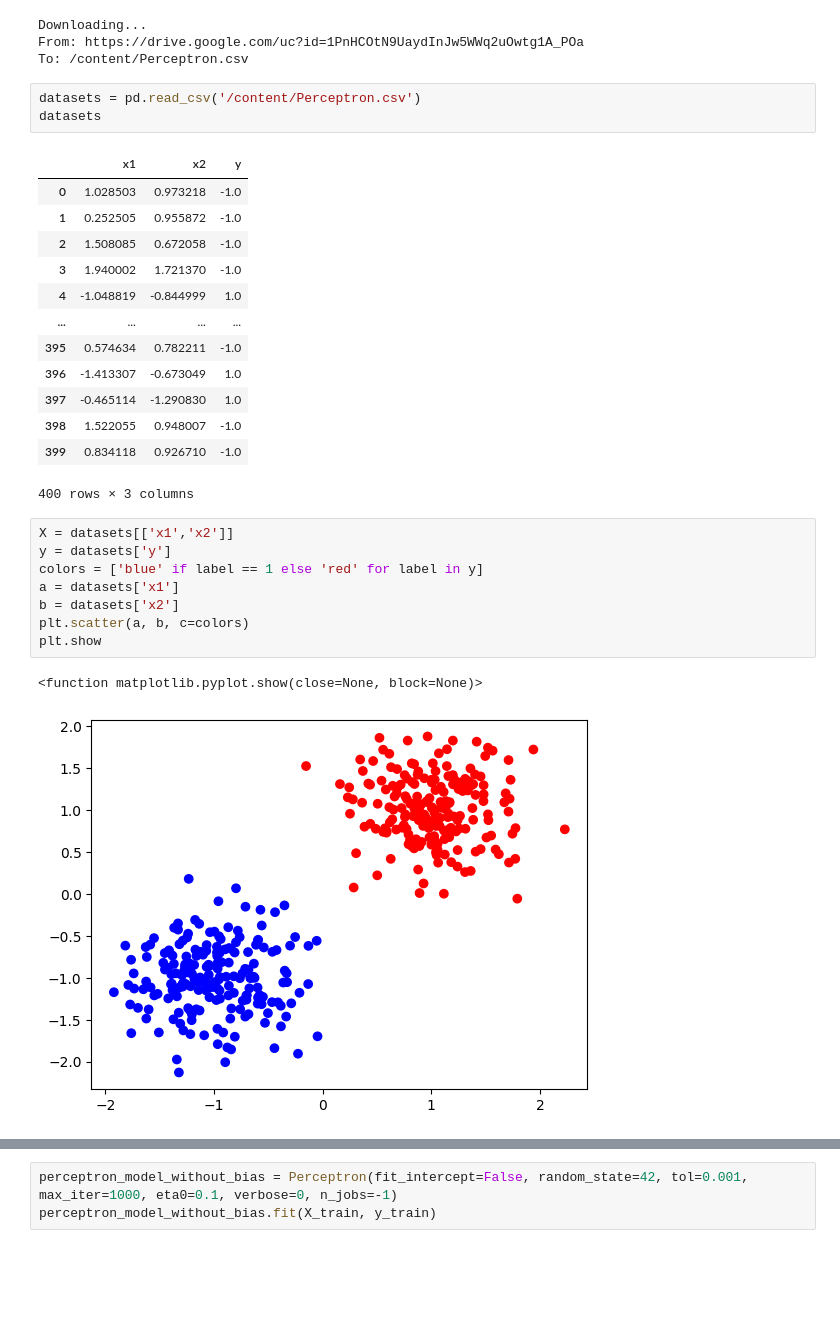
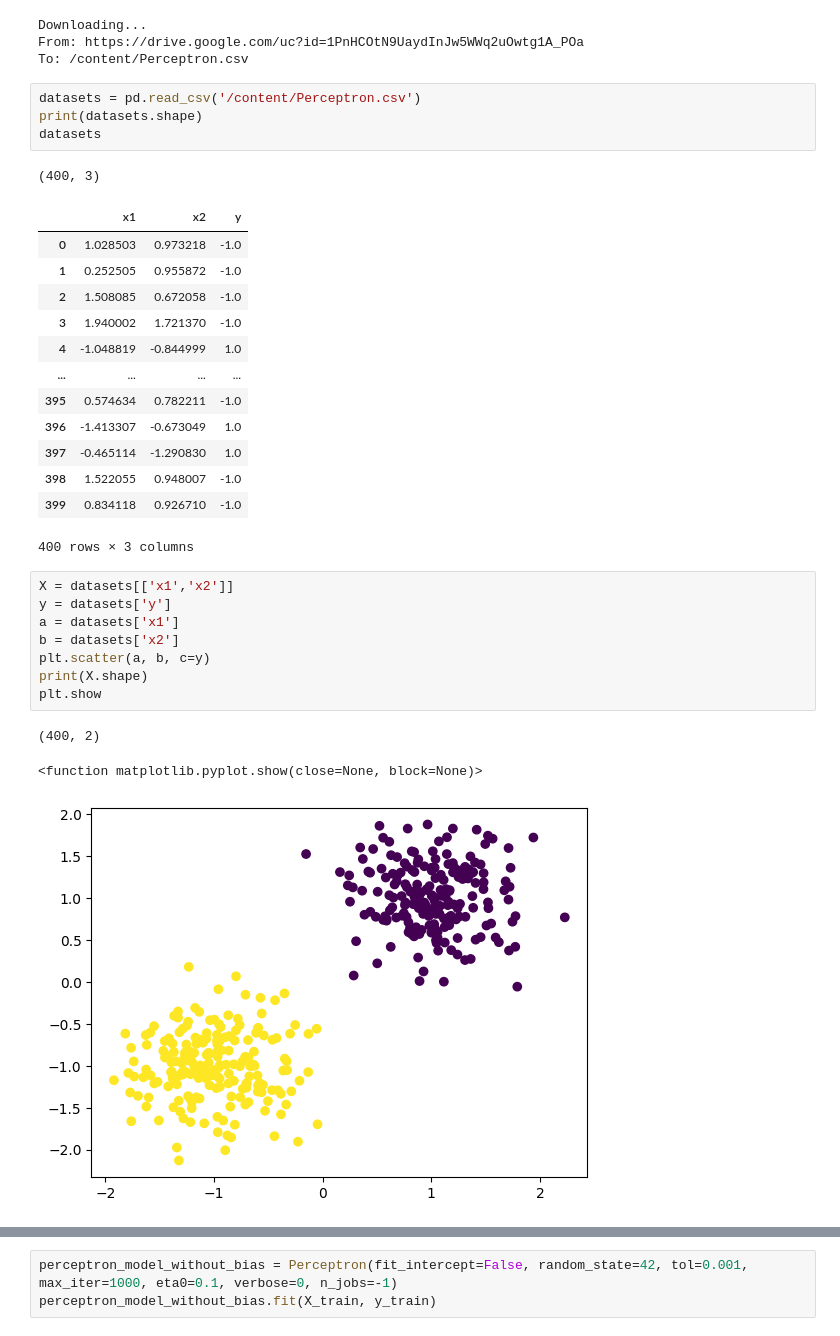
Before and after one commit to KEHSANN/hosh_masnoi, a Jupyter notebook: PROJECT2/P2_Q1.ipynb, the cells around one changed output, grey strips where cells are left out. Saved outputs shown, nothing was run; the diff lists cells and outputs as text; blank space fills up the shorter version.

```diff
--- a/PROJECT2/P2_Q1.ipynb
+++ b/PROJECT2/P2_Q1.ipynb
@@ -15,8 +15,10 @@ From: https://drive.google.com/uc?id=1PnHCOtN9UaydInJw5WWq2uOwtg1A_POa
 To: /content/Perceptron.csv
 # %%
 datasets = pd.read_csv('/content/Perceptron.csv')
+print(datasets.shape)
 datasets
 # %% [output]
+(400, 3)
 |  | x1 | x2 | y |
 | 0 | 1.028503 | 0.973218 | -1.0 |
 | 1 | 0.252505 | 0.955872 | -1.0 |
@@ -29,18 +31,19 @@ datasets
 | 397 | -0.465114 | -1.290830 | 1.0 |
 | 398 | 1.522055 | 0.948007 | -1.0 |
 | 399 | 0.834118 | 0.926710 | -1.0 |
-400 rows × 3 columns
+400 rows × 3 columns
 # %%
 X = datasets[['x1','x2']]
 y = datasets['y']
-colors = ['blue' if label == 1 else 'red' for label in y]
 a = datasets['x1']
 b = datasets['x2']
-plt.scatter(a, b, c=colors)
+plt.scatter(a, b, c=y)
+print(X.shape)
 plt.show
 # %% [output]
-<function matplotlib.pyplot.show(close=None, block=None)>
+(400, 2)
+<function matplotlib.pyplot.show(close=None, block=None)>
-[figure, old version]
+[figure, new version]
 # %%
 X_train, X_test, y_train, y_test = train_test_split(X, y, test_size = 0.2, random_state = 23)
 
```
Also changed, not shown: parts of 14 cells of this notebook.
